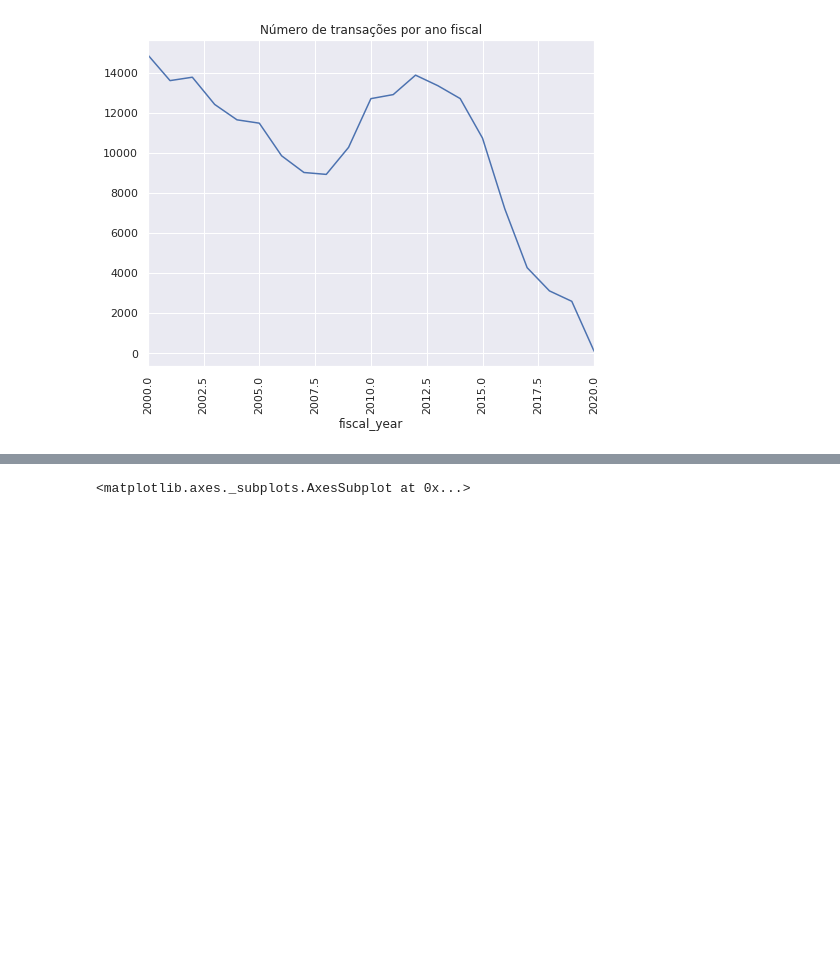
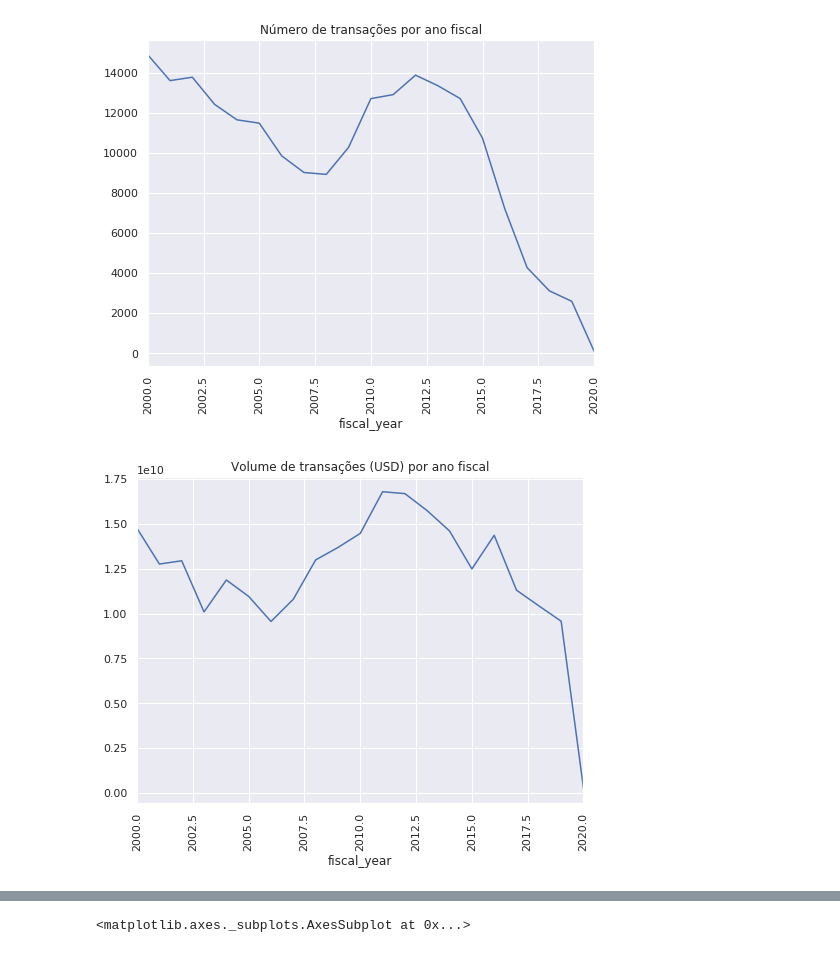
Before and after one commit to thiagoamaciel/intro-analise-dados, a Jupyter notebook: tam2_IntroDescDados.ipynb, the cells around one changed output, grey strips where cells are left out. Saved outputs shown, nothing was run; the diff lists cells and outputs as text; code cells hidden in the pictures; blank space fills up the shorter version.

```diff
--- a/tam2_IntroDescDados.ipynb
+++ b/tam2_IntroDescDados.ipynb
@@ -257,6 +273,19 @@ plt.xticks(rotation=90)
 plt.show()
 # %% [output]
 [figure]
+# %%
+# Agora verificando o volume de transações, em USD, por ano fiscal.
+# Dessa vez, é possível observar que o volume de transações do mercado mundial vem diminuindo drasticamente desde meados 2012.
+# Fator este, decorrente, do impulsionamento do mercado da China.
+# https://www.bbc.com/portuguese/noticias/2013/05/130520_commodities_queda_crescimento_america_latina_lgb
+fig = plt.figure(figsize=(8,6))
+se = df.groupby('fiscal_year')['total_contract_amount'].sum()
+se.plot()
+plt.title("Volume de transações (USD) por ano fiscal")
+plt.xticks(rotation=90)
+plt.show()
+# %% [output]
+[figure, added]
 # %%
 # Discretizando a coluna total_contract_amount. Como são valores muito altos dividimos, cada valor, por 1mm, e então discretizamos em
 # 10 intervalos iguais
```
Also changed, not shown: parts of 21 cells of this notebook.
